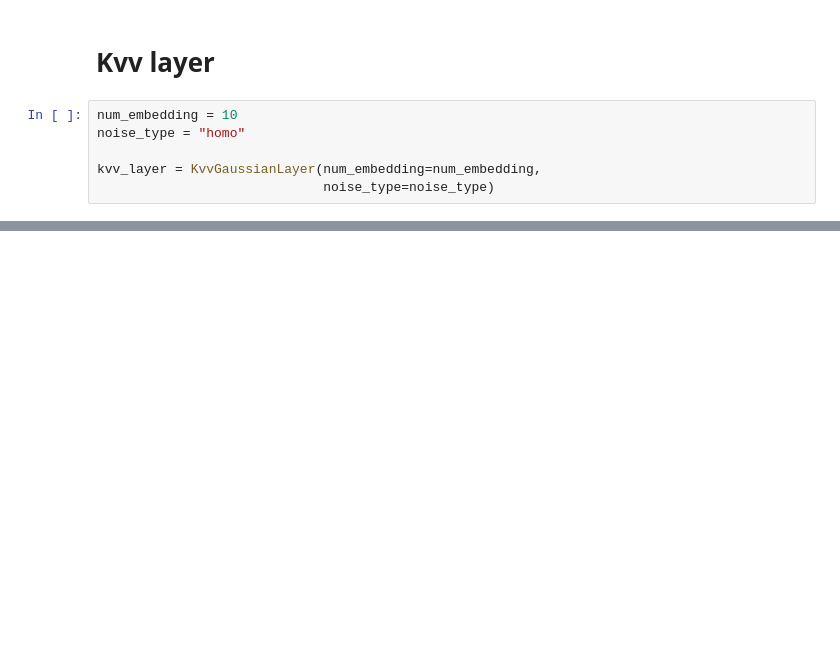
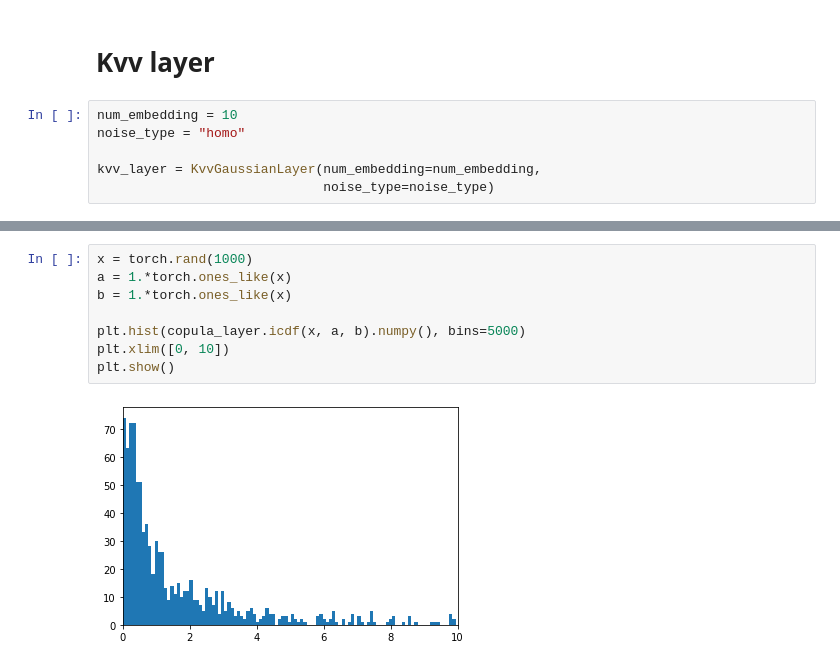
Before and after one commit to requeima/kernelcnp, a Jupyter notebook: notebooks/scratch-output.ipynb, the cells around one changed output, grey strips where cells are left out. Cells and saved outputs as stored; diff of their text form; blank space fills up the shorter version.

```diff
--- a/notebooks/scratch-output.ipynb
+++ b/notebooks/scratch-output.ipynb
@@ -173,0 +437,10 @@ torch.Size([5, 3, 7])
+# %%
+x = torch.rand(1000)
+a = 1.*torch.ones_like(x)
+b = 1.*torch.ones_like(x)
+
+plt.hist(copula_layer.icdf(x, a, b).numpy(), bins=5000)
+plt.xlim([0, 10])
+plt.show()
+# %% [output]
+[figure, added]
```
Also changed, not shown: parts of 16 cells of this notebook, 1 other file.
